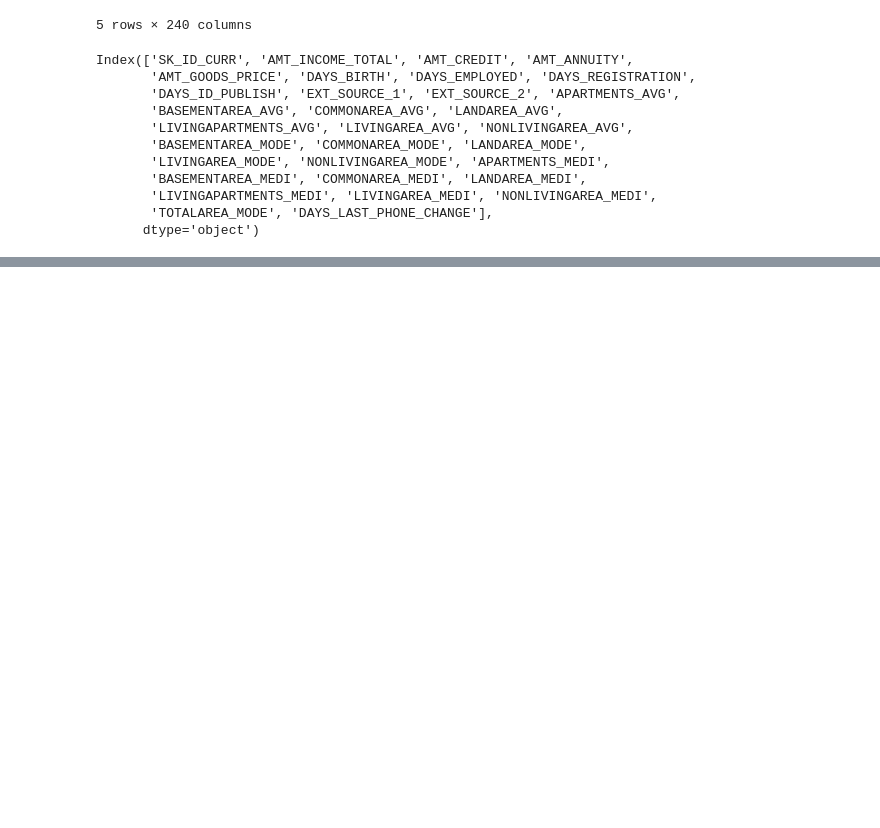
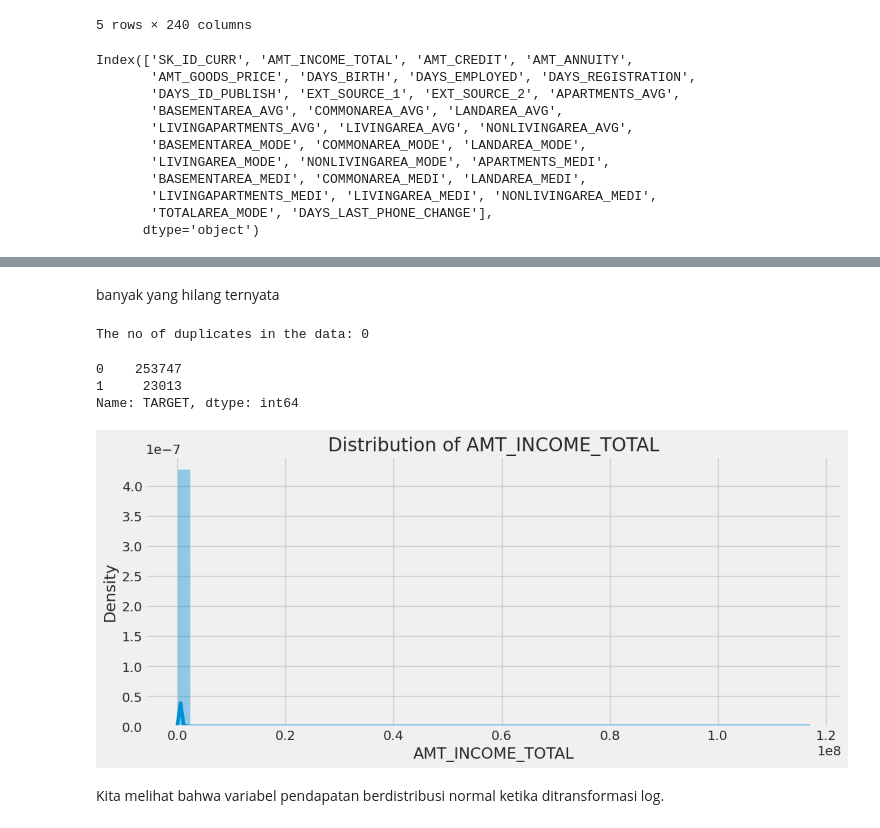
Before and after one commit to far-droid/VIX-HCI, a Jupyter notebook: Task_5_Final_Project.ipynb, the cells around one changed output, grey strips where cells are left out. Cells and saved outputs as stored; diff of their text form; code cells hidden in the pictures; blank space fills up the shorter version.

```diff
--- a/Task_5_Final_Project.ipynb
+++ b/Task_5_Final_Project.ipynb
@@ -551,0 +658,15 @@ imputed_total.columns = X_imputation.columns
+# %%
+from sklearn.ensemble import IsolationForest
+rs=np.random.RandomState(0)
+clf = IsolationForest(max_samples=100,random_state=rs, contamination=.1)
+clf.fit(imputed_total)
+if_scores = clf.decision_function(imputed_total)
+
+pred = clf.predict(imputed_total)
+imputed_total['anomaly']=pred
+outliers=imputed_total.loc[imputed_total['anomaly']==-1]
+outlier_index=list(outliers.index)
+#print(outlier_index)
+
+#Cari anomalies and normal points, nilai classified -1 adalah poin anomalous
+print(imputed_total['anomaly'].value_counts())
@@ -551,0 +677,4 @@ imputed_total.columns = X_imputation.columns
+# %%
+outlier_ID=list(outliers['SK_ID_CURR'])
+X_new = X[~X.SK_ID_CURR.isin(outlier_ID)]
+y_new = y[~y.SK_ID_CURR.isin(outlier_ID)]
@@ -551,0 +736,26 @@ imputed_total.columns = X_imputation.columns
+# %% [markdown]
+banyak yang hilang ternyata
+# %%
+columns_without_id = [col for col in X_new.columns if col!='SK_ID_CURR']
+#Checking duplikat.
+X_new[X_new.duplicated(subset = columns_without_id, keep=False)]
+print('The no of duplicates in the data:',X_new[X_new.duplicated(subset = columns_without_id, keep=False)]
+      .shape[0])
+# %% [output]
+The no of duplicates in the data: 0
+# %%
+#imbalance
+y_new['TARGET'].value_counts()
+# %% [output]
+0    253747
+1     23013
+Name: TARGET, dtype: int64
+# %%
+#Distribution of income
+color = sns.color_palette()
+
+plt.figure(figsize=(12,5))
+plt.title("Distribution of AMT_INCOME_TOTAL")
+ax = sns.distplot(X_new["AMT_INCOME_TOTAL"])
+# %% [output]
+[figure, added]
@@ -551,0 +776,2 @@ imputed_total.columns = X_imputation.columns
+# %% [markdown]
+Kita melihat bahwa variabel pendapatan berdistribusi normal ketika ditransformasi log.
```
Also changed, not shown: parts of 94 cells of this notebook.
